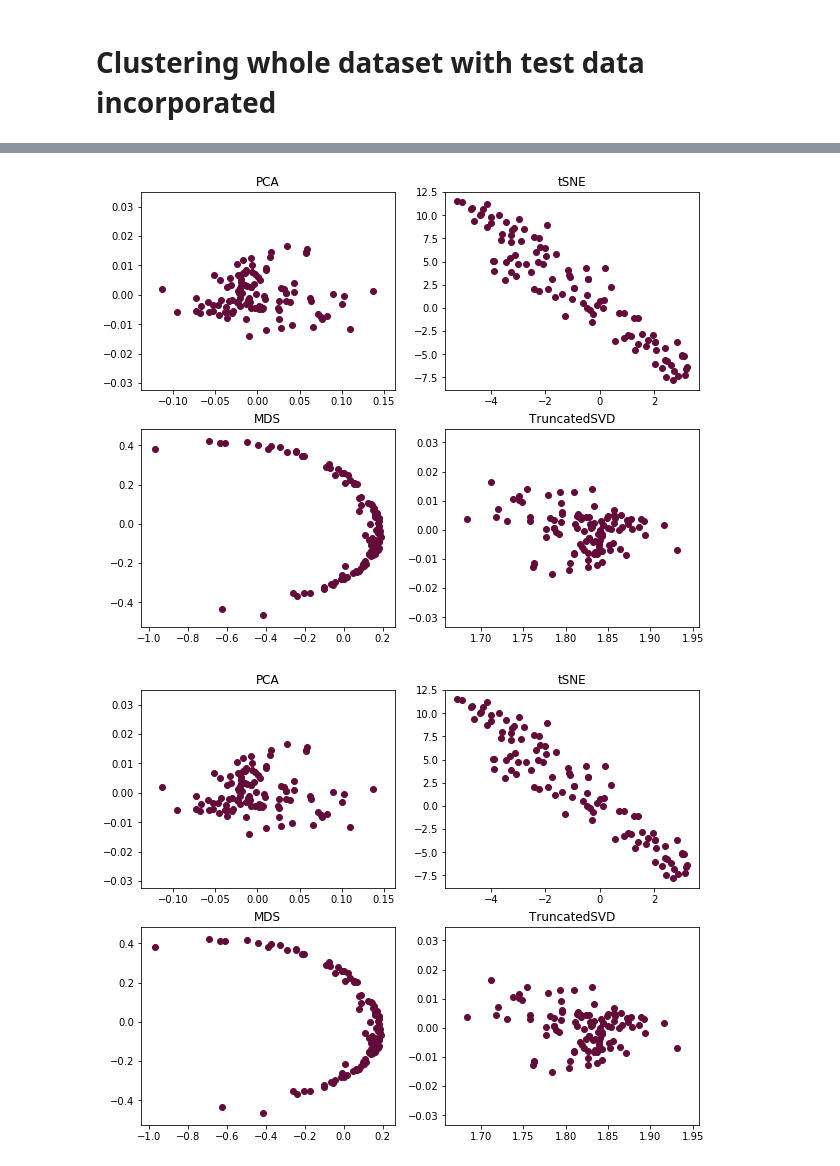
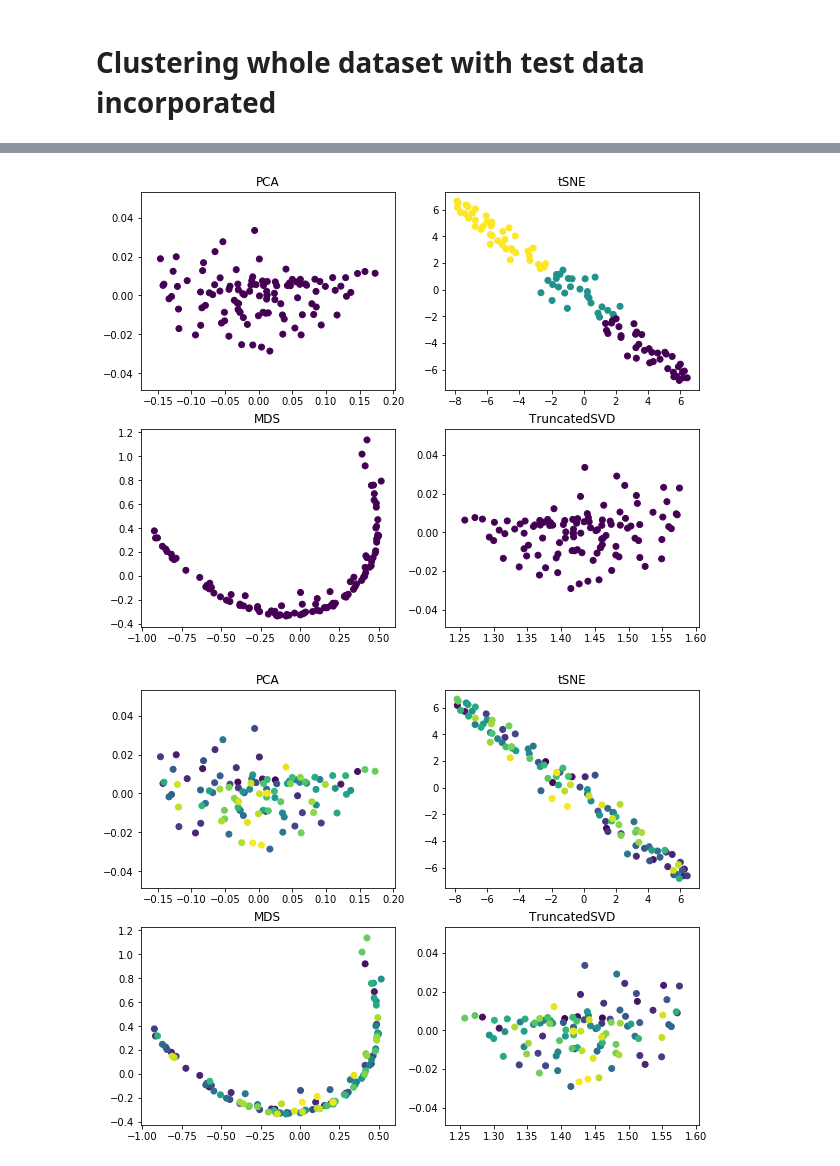
Before and after one commit to Schmidt8181/Allreciepes_NLP, a Jupyter notebook: All_Recipes_NLP.ipynb, the cells around one changed output, grey strips where cells are left out. Saved outputs shown, nothing was run; the diff lists cells and outputs as text; code cells hidden in the pictures.

```diff
--- a/All_Recipes_NLP.ipynb
+++ b/All_Recipes_NLP.ipynb
@@ -551,30 +436,0 @@ plt.show()
-# %%
-# t_svd data
-X_dbscan_pred = dbscan.fit_predict(t_svd_X_train)
-X_meanshift = meanshift.fit(t_svd_X_train)
-X_meanshift_pred = meanshift.predict(t_svd_X_train)
-X_spectral = spectral.fit_predict(t_svd_X_train)
-X_affinity = affinity.fit_predict(t_svd_X_train)
-
-
-grid_size = (2,2)
-
-
-plt.figure(figsize=(10,8))
-plt.subplot2grid(grid_size, (0,0))
-plt.scatter(t_svd_X_train[:, 0], t_svd_X_train[:,1], c = X_dbscan_pred)
-plt.title('tSVD with DBSCAN')
-
-plt.subplot2grid(grid_size, (0,1))
-plt.scatter(t_svd_X_train[:, 0], t_svd_X_train[:,1], c = X_meanshift_pred)
-plt.title('tSVD with MeanShift')
-
-plt.subplot2grid(grid_size, (1,1))
-plt.scatter(t_svd_X_train[:, 0], t_svd_X_train[:,1], c = X_spectral)
-plt.title('tSVD with Spectral')
-
-plt.subplot2grid(grid_size, (1,0))
-plt.scatter(t_svd_X_train[:, 0], t_svd_X_train[:,1], c = X_affinity)
-plt.title('tSVD with Affinity')
-
-plt.show()
@@ -758,9 +623,11 @@ model.train(test, total_examples=26, epochs=5)
 # %%
 # grab vocab
 X2 = model[model.wv.vocab]
+# %%
+new_word_vectors = model.wv
 # %%
 updated_vectors = raw_recipe_data.FullInstruction.apply(lambda x: avg_sentence_vector(x.split(),
-                                                                                      word_vectors,
+                                                                                      new_word_vectors,
                                                                                       num_features = 100,
                                                                                       index2word_set = stoplist))
 # %%
@@ -826,53 +693,53 @@ grid_size = (2,2)
 
 plt.figure(figsize=(10,8))
 plt.subplot2grid(grid_size, (0,0))
-plt.scatter(pca_data2[:, 0], pca_data2[:,1], cmap = meanshift_pca_pred)
+plt.scatter(pca_data2[:, 0], pca_data2[:,1], c = meanshift_pca_pred)
 plt.title('PCA')
 
 plt.subplot2grid(grid_size, (0,1))
-plt.scatter(tsne_data2[:, 0], tsne_data2[:,1], cmap = tsne_meanshift_pred)
+plt.scatter(tsne_data2[:, 0], tsne_data2[:,1], c = tsne_meanshift_pred)
 plt.title('tSNE')
 
 plt.subplot2grid(grid_size, (1,1))
-plt.scatter(t_svd_data2[:, 0], t_svd_data2[:,1], cmap = tsvd_meanshift_pred)
+plt.scatter(t_svd_data2[:, 0], t_svd_data2[:,1], c = tsvd_meanshift_pred)
 plt.title('TruncatedSVD')
 
 plt.subplot2grid(grid_size, (1,0))
-plt.scatter(mds_data2[:, 0], mds_data2[:,1], cmap = meanshift_mds_pred)
+plt.scatter(mds_data2[:, 0], mds_data2[:,1], c = meanshift_mds_pred)
 plt.title('MDS')
 
 plt.show()
 # %% [output]
-[figure, old version]
+[figure, new version]
 # %%
 # plot affinity
 grid_size = (2,2)
 tsvd_affinity_pred = affinity.fit_predict(t_svd_data2)
 tsne_affinity_pred = affinity.fit_predict(tsne_data2)
 affinity_pca_pred = affinity.fit_predict(pca_data2)
 affinity_mds_pred = affinity.fit_predict(mds_data2)
 
 
 plt.figure(figsize=(10,8))
 plt.subplot2grid(grid_size, (0,0))
-plt.scatter(pca_data2[:, 0], pca_data2[:,1], cmap = affinity_pca_pred)
+plt.scatter(pca_data2[:, 0], pca_data2[:,1], c = affinity_pca_pred)
 plt.title('PCA')
 
 plt.subplot2grid(grid_size, (0,1))
-plt.scatter(tsne_data2[:, 0], tsne_data2[:,1], cmap = tsne_affinity_pred)
+plt.scatter(tsne_data2[:, 0], tsne_data2[:,1], c = tsne_affinity_pred)
 plt.title('tSNE')
 
 plt.subplot2grid(grid_size, (1,1))
-plt.scatter(t_svd_data2[:, 0], t_svd_data2[:,1], cmap = tsvd_affinity_pred)
+plt.scatter(t_svd_data2[:, 0], t_svd_data2[:,1], c = tsvd_affinity_pred)
 plt.title('TruncatedSVD')
 
 plt.subplot2grid(grid_size, (1,0))
-plt.scatter(mds_data2[:, 0], mds_data2[:,1], cmap = affinity_mds_pred)
+plt.scatter(mds_data2[:, 0], mds_data2[:,1], c = affinity_mds_pred)
 plt.title('MDS')
 
 plt.show()
 # %% [output]
-[figure, old version]
+[figure, new version]
 # %%
 # cluster Spectral
 grid_size = (2,2)
```
Also changed, not shown: parts of 40 cells of this notebook.
